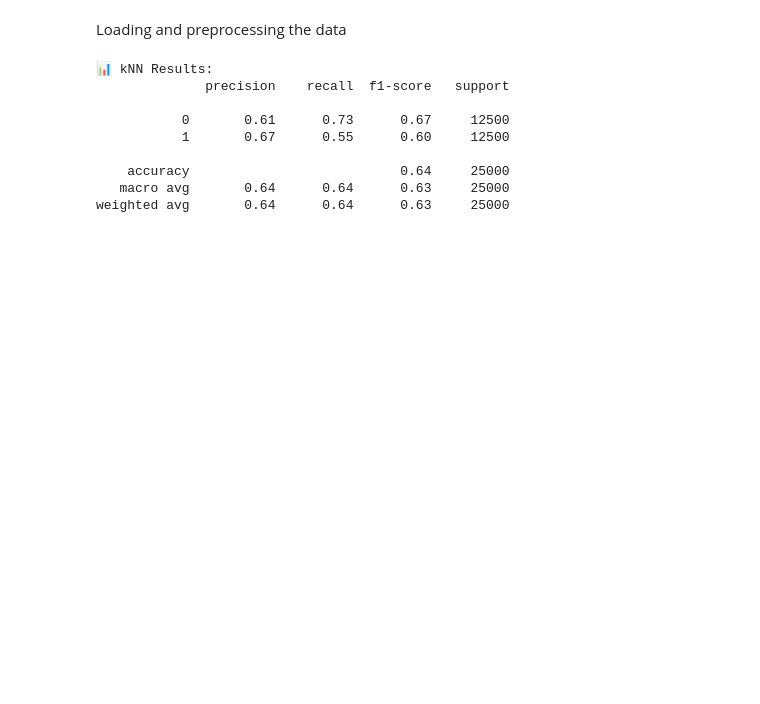
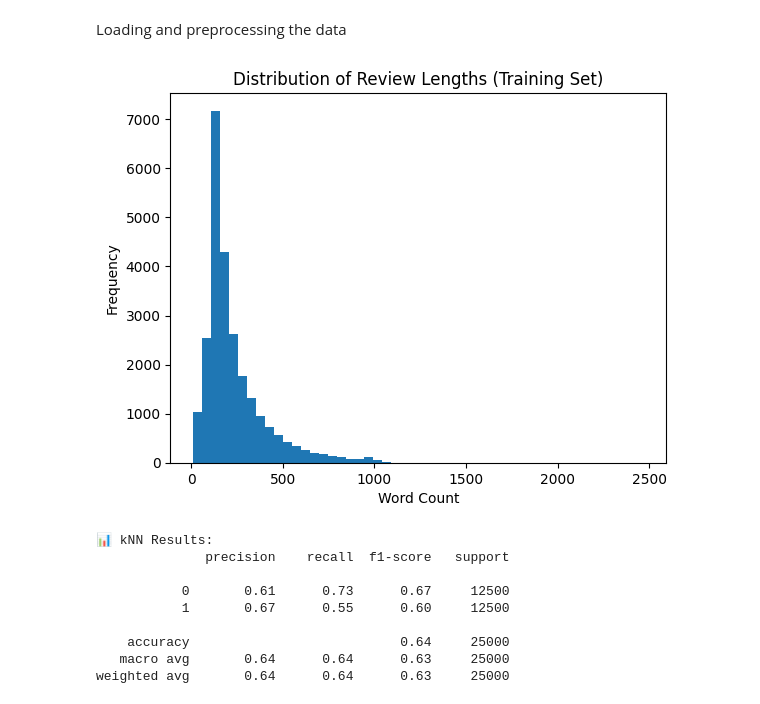
Before and after one commit to sabrinaprc/IMDB-Analysis-178-Project, a Jupyter notebook: imdb.ipynb, the cells around one changed output. Saved outputs shown, nothing was run; the diff lists cells and outputs as text; code cells hidden in the pictures; blank space fills up the shorter version.

Commit message:
Dataset analysis by checking for most frequent word counts.

```diff
--- a/imdb.ipynb
+++ b/imdb.ipynb
@@ -29,6 +32,14 @@ test_texts, test_labels = load_imdb_data("data/test")
 X_train, X_val, y_train, y_val = train_test_split(
     train_texts, train_labels, test_size=0.2, random_state=42
 )
+# %%
+plt.hist([len(review.split()) for review in train_texts], bins=50)
+plt.title("Distribution of Review Lengths (Training Set)")
+plt.xlabel("Word Count")
+plt.ylabel("Frequency")
+plt.show()
+# %% [output]
+[figure, added]
 # %%
 # 4. Preprocess with TF-IDF
 vectorizer = TfidfVectorizer(lowercase=True, stop_words='english', max_features=10000)
```
Also changed, not shown: parts of 5 cells of this notebook.
